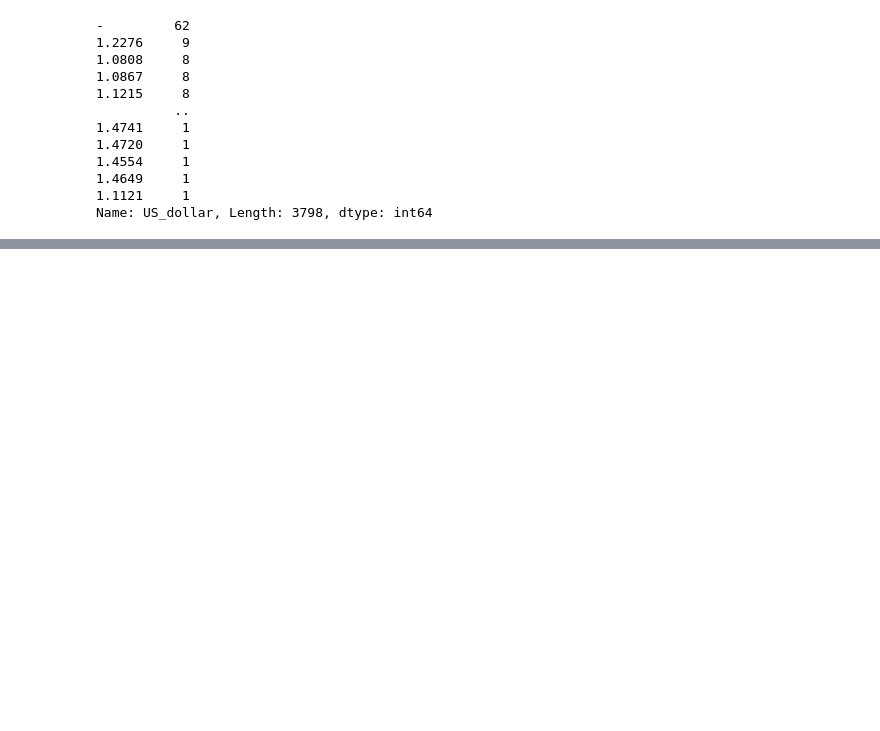
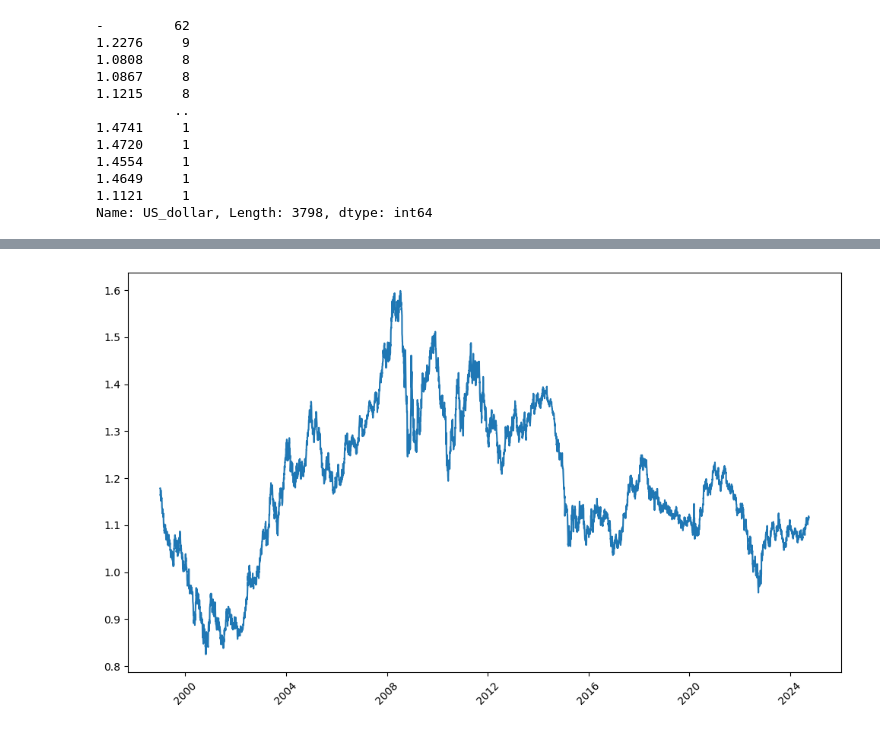
Before and after one commit to nelsonudochukwu/Exchange-Rates-Visualization, a Jupyter notebook: exchange_rate_visuals.ipynb, the cells around one changed output, grey strips where cells are left out. Cells and saved outputs as stored; diff of their text form; code cells hidden in the pictures; blank space fills up the shorter version.

```diff
--- a/exchange_rate_visuals.ipynb
+++ b/exchange_rate_visuals.ipynb
@@ -75,0 +84,16 @@ Name: US_dollar, Length: 3798, dtype: int64
+# %%
+import matplotlib.pyplot as plt
+import pandas as pd
+
+# Convert to numeric and drop missing values
+euro_to_dollar['US_dollar'] = pd.to_numeric(euro_to_dollar['US_dollar'], errors='coerce')
+euro_to_dollar.dropna(inplace=True)
+
+# Plot the data
+plt.figure(figsize=(10, 6))
+plt.plot(euro_to_dollar['Time'], euro_to_dollar['US_dollar'])
+plt.xticks(rotation=45)
+plt.tight_layout()
+plt.show()
+# %% [output]
+[figure, added]
```
Also changed, not shown: parts of 1 cell of this notebook.
